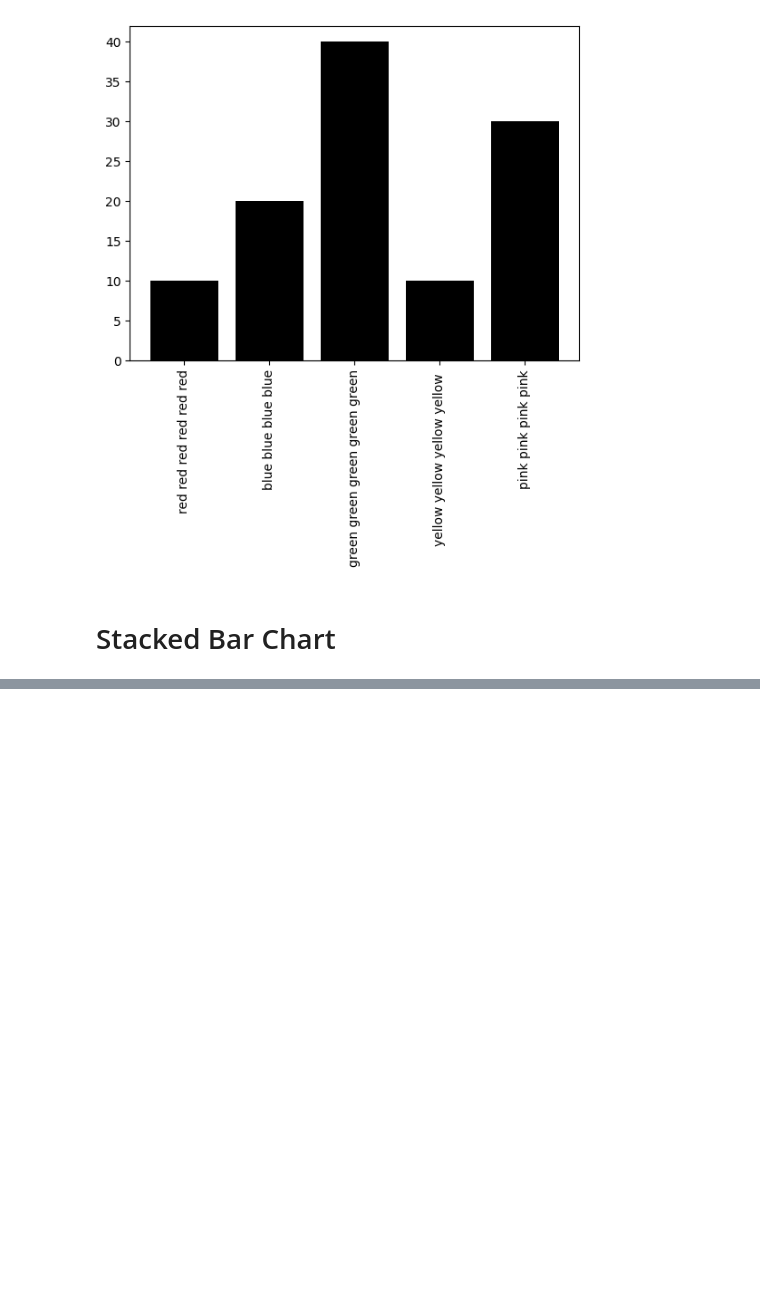
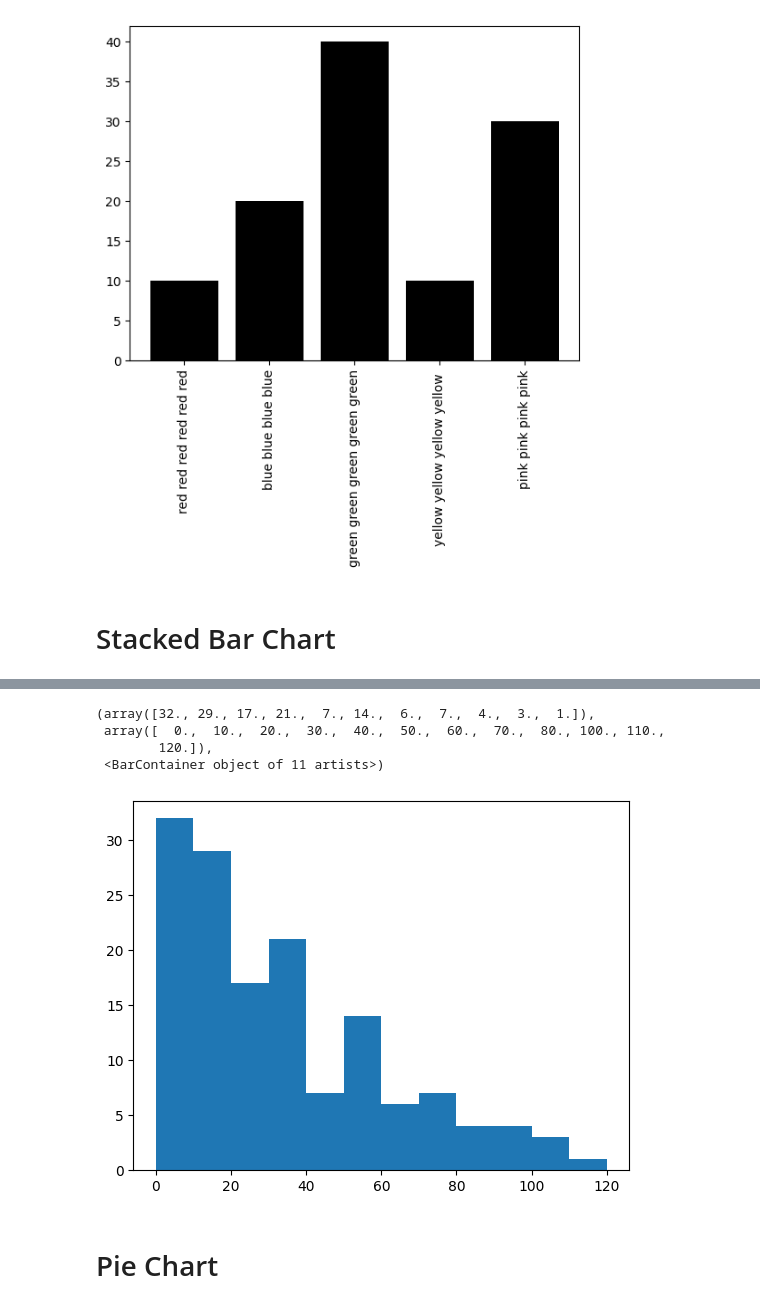
Before and after one commit to abhishekmorya1/DataScience, a Jupyter notebook: Matplotlib/Matplotlib.ipynb, the cells around one changed output, grey strips where cells are left out. Cells and saved outputs as stored; diff of their text form; code cells hidden in the pictures; blank space fills up the shorter version.

```diff
--- a/Matplotlib/Matplotlib.ipynb
+++ b/Matplotlib/Matplotlib.ipynb
@@ -625,0 +664,3 @@ plt.bar(batsmen["batsman"], batsmen["2017"],bottom=batsmen['2016
+# %%
+vk = pd.read_csv("vk.csv")
+vk
@@ -625,0 +681,13 @@ plt.bar(batsmen["batsman"], batsmen["2017"],bottom=batsmen['2016
+# %%
+plt.hist(vk["batsman_runs"], bins=[0,10,20,30,40,50,60,70,80,100,110,120])
+
+# bins:
+# Defines the intervals into which the data is divided.
+# %% [output]
+(array([32., 29., 17., 21.,  7., 14.,  6.,  7.,  4.,  3.,  1.]),
+ array([  0.,  10.,  20.,  30.,  40.,  50.,  60.,  70.,  80., 100., 110.,
+        120.]),
+ <BarContainer object of 11 artists>)
+[figure, added]
+# %% [markdown]
+# Pie Chart
```
Also changed, not shown: parts of 13 cells of this notebook, 8 other files.
